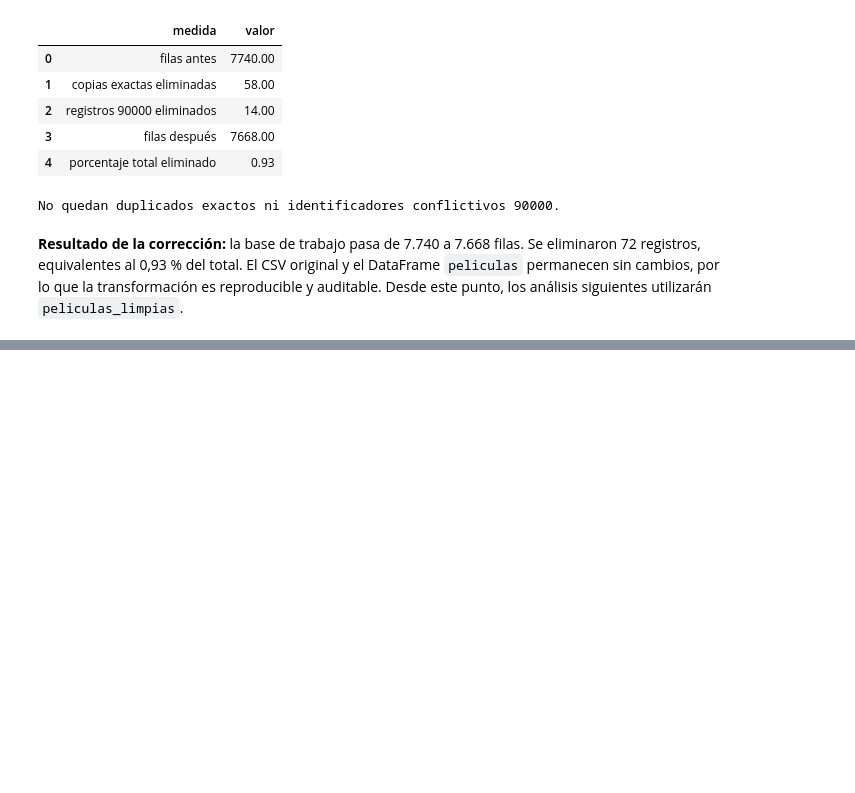
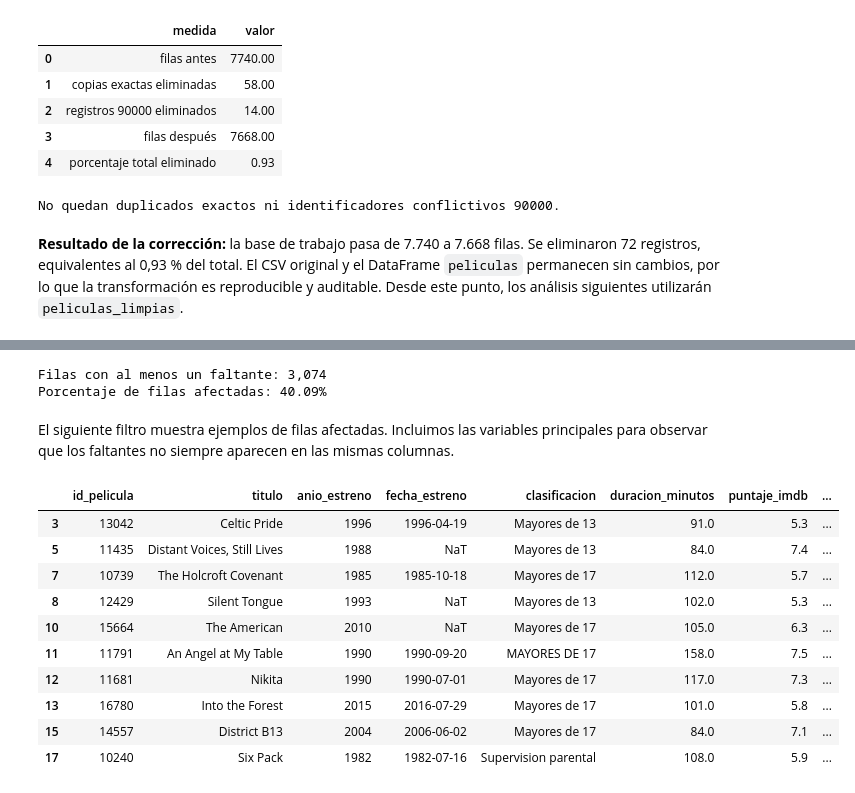
Before and after one commit to alvareezvicente-code/Vicente-Alvarez-programacion-analitica-2, a Jupyter notebook: notebooks/analisis.ipynb, the cells around one changed output, grey strips where cells are left out. Drawn from its saved outputs; the diff is of its cells as text; code cells hidden in the pictures; blank space fills up the shorter version.

Commit message:
Cuantificar valores faltantes

```diff
--- a/notebooks/analisis.ipynb
+++ b/notebooks/analisis.ipynb
@@ -344,0 +378,43 @@ No quedan duplicados exactos ni identificadores conflictivos 90000.
+# %%
+filas_con_algun_faltante = peliculas_limpias.isna().any(axis=1).sum()
+porcentaje_filas_con_faltantes = (
+    filas_con_algun_faltante / len(peliculas_limpias) * 100
+)
+
+print(f"Filas con al menos un faltante: {filas_con_algun_faltante:,}")
+print(f"Porcentaje de filas afectadas: {porcentaje_filas_con_faltantes:.2f}%")
+# %% [output]
+Filas con al menos un faltante: 3,074
+Porcentaje de filas afectadas: 40.09%
+# %% [markdown]
+El siguiente filtro muestra ejemplos de filas afectadas. Incluimos las variables principales para observar que los faltantes no siempre aparecen en las mismas columnas.
+# %%
+columnas_para_ejemplos = [
+    "id_pelicula",
+    "titulo",
+    "anio_estreno",
+    "fecha_estreno",
+    "clasificacion",
+    "duracion_minutos",
+    "puntaje_imdb",
+    "presupuesto_usd",
+    "recaudacion_mundial_usd",
+]
+
+ejemplos_filas_con_faltantes = peliculas_limpias.loc[
+    peliculas_limpias.isna().any(axis=1), columnas_para_ejemplos
+].head(10)
+
+ejemplos_filas_con_faltantes
+# %% [output]
+|  | id_pelicula | titulo | anio_estreno | fecha_estreno | clasificacion | duracion_minutos | puntaje_imdb | ... |
+| 3 | 13042 | Celtic Pride | 1996 | 1996-04-19 | Mayores de 13 | 91.0 | 5.3 | ... |
+| 5 | 11435 | Distant Voices, Still Lives | 1988 | NaT | Mayores de 13 | 84.0 | 7.4 | ... |
+| 7 | 10739 | The Holcroft Covenant | 1985 | 1985-10-18 | Mayores de 17 | 112.0 | 5.7 | ... |
+| 8 | 12429 | Silent Tongue | 1993 | NaT | Mayores de 13 | 102.0 | 5.3 | ... |
+| 10 | 15664 | The American | 2010 | NaT | Mayores de 17 | 105.0 | 6.3 | ... |
+| 11 | 11791 | An Angel at My Table | 1990 | 1990-09-20 | MAYORES DE 17 | 158.0 | 7.5 | ... |
+| 12 | 11681 | Nikita | 1990 | 1990-07-01 | Mayores de 17 | 117.0 | 7.3 | ... |
+| 13 | 16780 | Into the Forest | 2015 | 2016-07-29 | Mayores de 17 | 101.0 | 5.8 | ... |
+| 15 | 14557 | District B13 | 2004 | 2006-06-02 | Mayores de 17 | 84.0 | 7.1 | ... |
+| 17 | 10240 | Six Pack | 1982 | 1982-07-16 | Supervision parental | 108.0 | 5.9 | ... |
```
Also changed, not shown: parts of 3 cells of this notebook.
